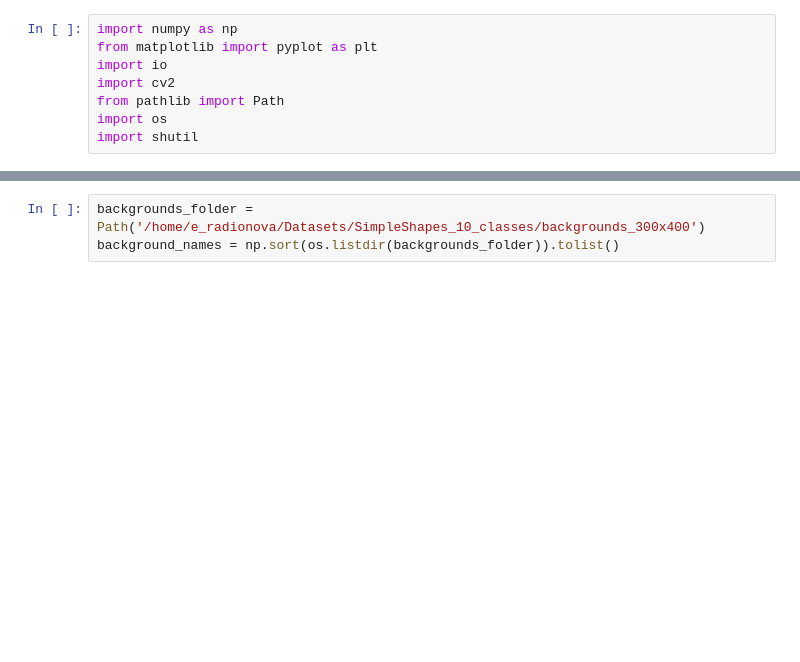
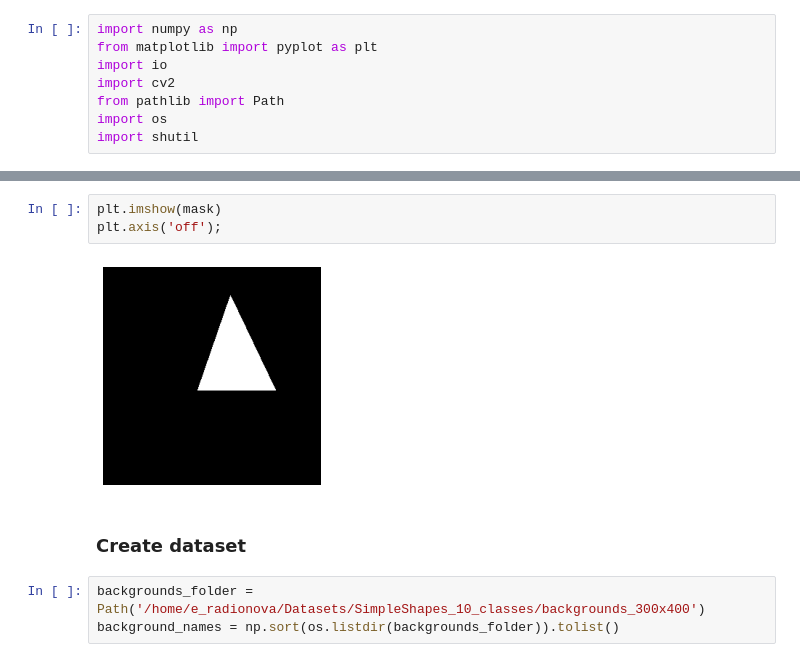
Before and after one commit to kaaeaate/optimal-kernels, a Jupyter notebook: SimpleShapes_10_classes/Generation_10_classes_dataset.ipynb, the cells around one changed output, grey strips where cells are left out. Cells and saved outputs as stored; diff of their text form; blank space fills up the shorter version.

```diff
--- a/SimpleShapes_10_classes/Generation_10_classes_dataset.ipynb
+++ b/SimpleShapes_10_classes/Generation_10_classes_dataset.ipynb
@@ -9,3 +34,10 @@ import shutil
+# %%
+plt.imshow(mask)
+plt.axis('off');
+# %% [output]
+[figure, added]
+# %% [markdown]
+### Create dataset
 # %%
 backgrounds_folder = Path('/home/e_radionova/Datasets/SimpleShapes_10_classes/backgrounds_300x400')
 background_names = np.sort(os.listdir(backgrounds_folder)).tolist()
```
Also changed, not shown: parts of 8 cells of this notebook, 1 other file.
